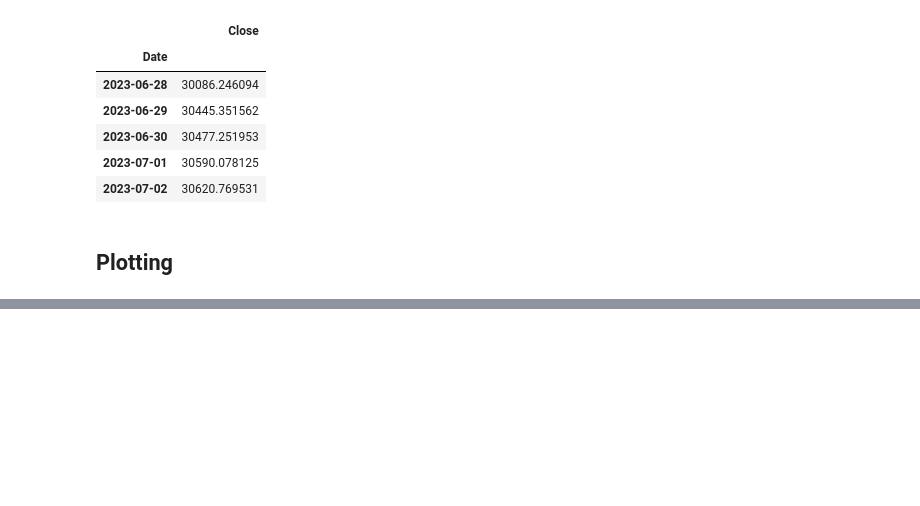
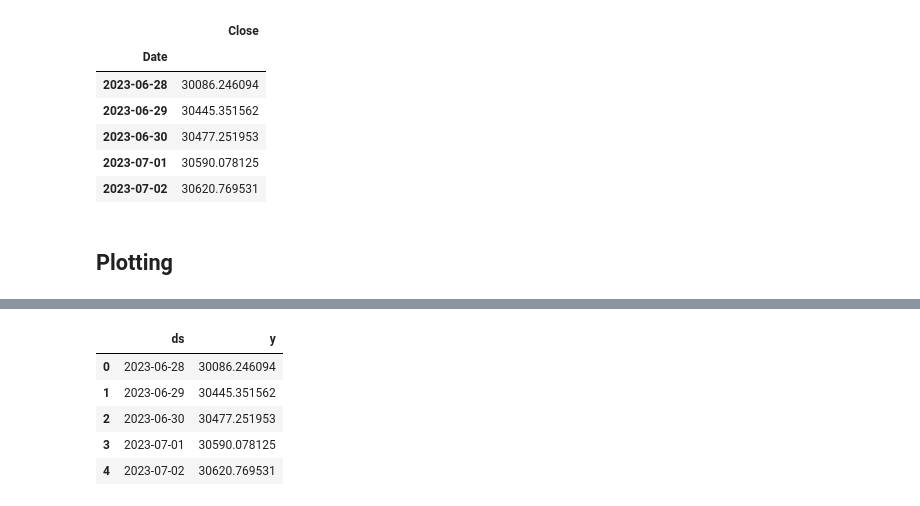
Before and after one commit to KomangAndika/Time-Series, a Jupyter notebook: Prophet.ipynb, the cells around one changed output, grey strips where cells are left out. Cells and saved outputs as stored; diff of their text form; code cells hidden in the pictures; blank space fills up the shorter version.

```diff
--- a/Prophet.ipynb
+++ b/Prophet.ipynb
@@ -97,0 +47,9 @@ NameError: name 'plt' is not defined
+# %%
+df.head()
+# %% [output]
+|  | ds | y |
+| 0 | 2023-06-28 | 30086.246094 |
+| 1 | 2023-06-29 | 30445.351562 |
+| 2 | 2023-06-30 | 30477.251953 |
+| 3 | 2023-07-01 | 30590.078125 |
+| 4 | 2023-07-02 | 30620.769531 |
```
Also changed, not shown: parts of 10 cells of this notebook.
